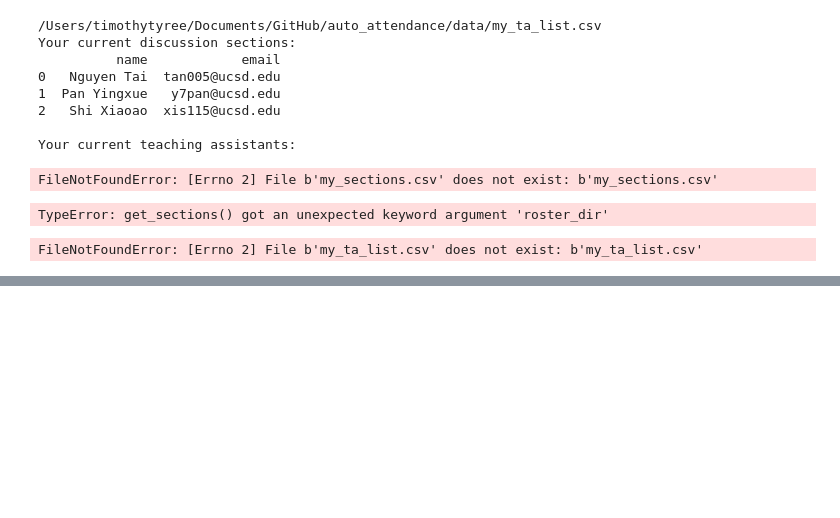
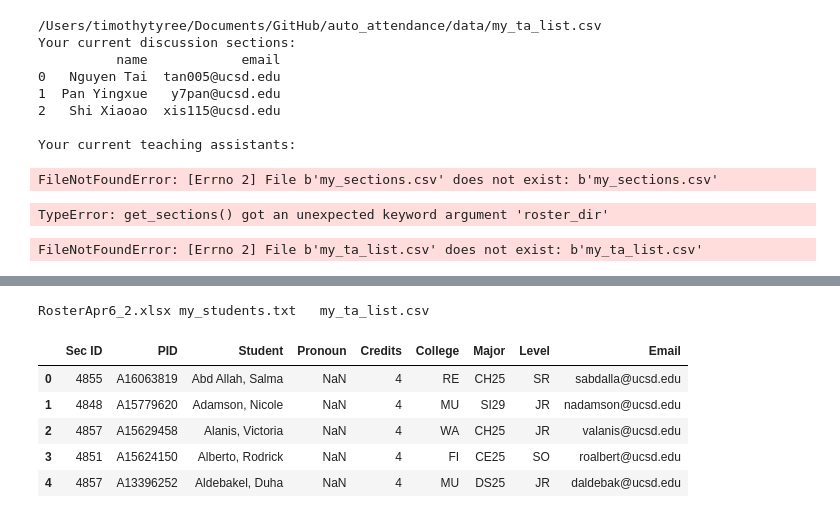
Before and after one commit to timtyree/auto_attendance, a Jupyter notebook: python/dev.ipynb, the cells around one changed output, grey strips where cells are left out. Saved outputs shown, nothing was run; the diff lists cells and outputs as text; code cells hidden in the pictures; blank space fills up the shorter version.

```diff
--- a/python/dev.ipynb
+++ b/python/dev.ipynb
@@ -223,0 +245,7 @@ FileNotFoundError: [Errno 2] File b'my_ta_list.csv' does not exist: b'my_ta_list
+# %%
+import os
+os.chdir('data/input/from_Student_Roster/')
+roster_dir = "RosterApr6_2.xlsx"
+!ls
+# %% [output]
+RosterApr6_2.xlsx my_students.txt   my_ta_list.csv
@@ -223,0 +254,9 @@ FileNotFoundError: [Errno 2] File b'my_ta_list.csv' does not exist: b'my_ta_list
+# %%
+df.head()
+# %% [output]
+|  | Sec ID | PID | Student | Pronoun | Credits | College | Major | Level | Email |
+| 0 | 4855 | A16063819 | Abd Allah, Salma | NaN | 4 | RE | CH25 | SR | sabdalla@ucsd.edu |
+| 1 | 4848 | A15779620 | Adamson, Nicole | NaN | 4 | MU | SI29 | JR | nadamson@ucsd.edu |
+| 2 | 4857 | A15629458 | Alanis, Victoria | NaN | 4 | WA | CH25 | JR | valanis@ucsd.edu |
+| 3 | 4851 | A15624150 | Alberto, Rodrick | NaN | 4 | FI | CE25 | SO | roalbert@ucsd.edu |
+| 4 | 4857 | A13396252 | Aldebakel, Duha | NaN | 4 | MU | DS25 | JR | daldebak@ucsd.edu |
```
Also changed, not shown: parts of 10 cells of this notebook, 4 other files.
